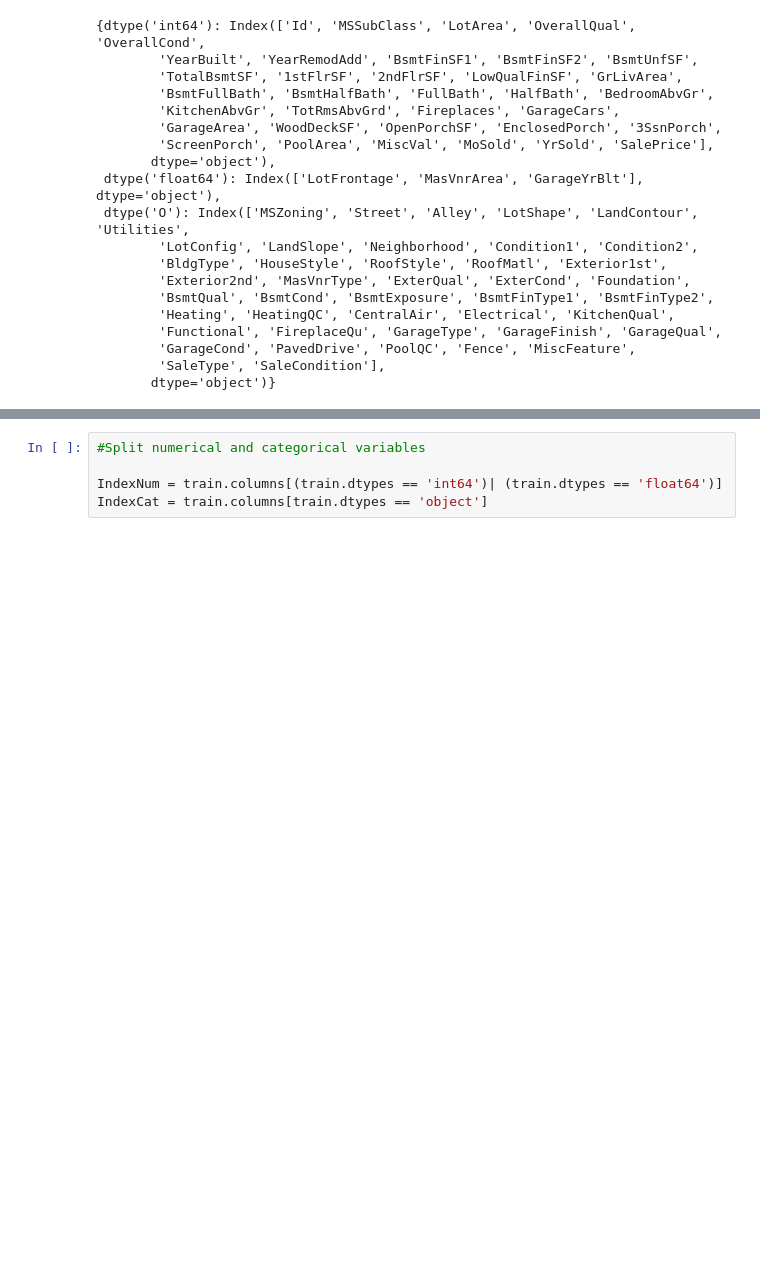
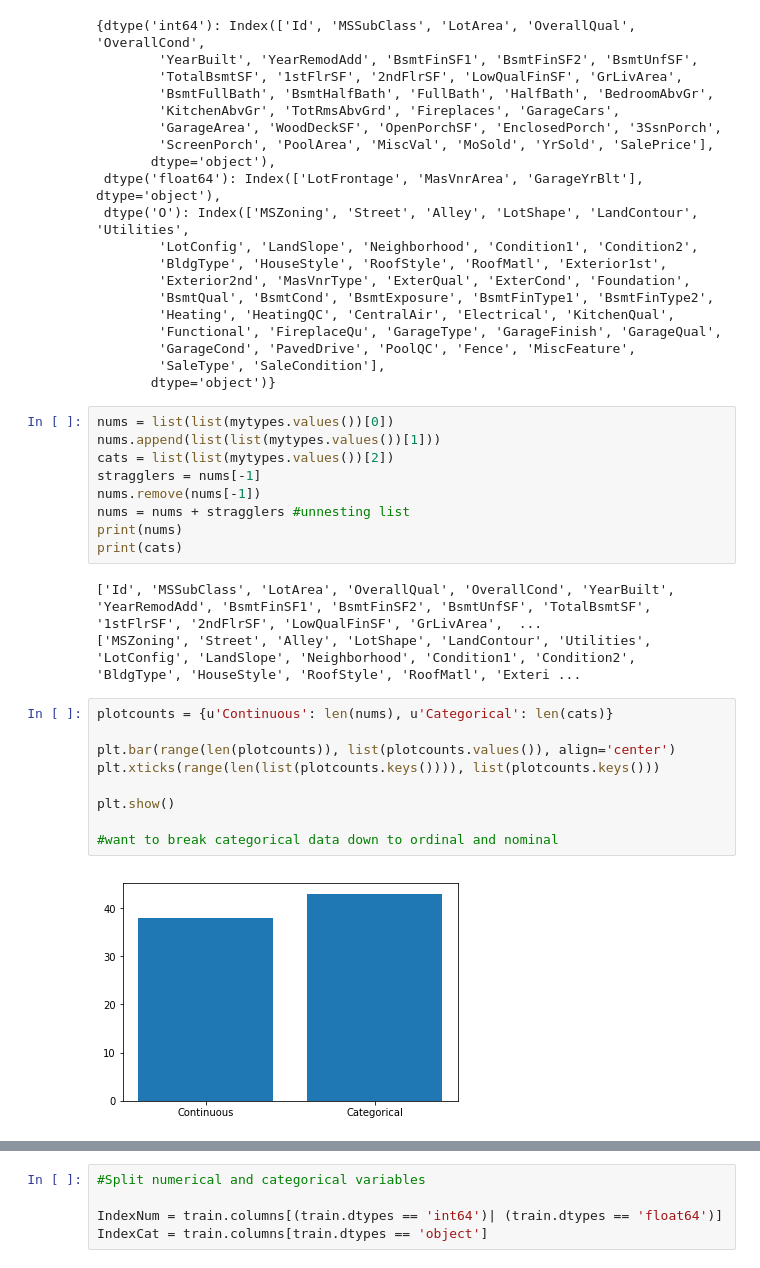
Before and after one commit to deanjgoldman/housing-ml, a Jupyter notebook: KU_Cleaning.ipynb, the cells around one changed output, grey strips where cells are left out. Saved outputs shown, nothing was run; the diff lists cells and outputs as text; blank space fills up the shorter version.

```diff
--- a/KU_Cleaning.ipynb
+++ b/KU_Cleaning.ipynb
@@ -126,3 +126,26 @@ mytypes
         'GarageCond', 'PavedDrive', 'PoolQC', 'Fence', 'MiscFeature',
         'SaleType', 'SaleCondition'],
        dtype='object')}
+# %%
+nums = list(list(mytypes.values())[0])
+nums.append(list(list(mytypes.values())[1]))
+cats = list(list(mytypes.values())[2])
+stragglers = nums[-1]
+nums.remove(nums[-1])
+nums = nums + stragglers #unnesting list
+print(nums)
+print(cats)
+# %% [output]
+['Id', 'MSSubClass', 'LotArea', 'OverallQual', 'OverallCond', 'YearBuilt', 'YearRemodAdd', 'BsmtFinSF1', 'BsmtFinSF2', 'BsmtUnfSF', 'TotalBsmtSF', '1stFlrSF', '2ndFlrSF', 'LowQualFinSF', 'GrLivArea',  ...
+['MSZoning', 'Street', 'Alley', 'LotShape', 'LandContour', 'Utilities', 'LotConfig', 'LandSlope', 'Neighborhood', 'Condition1', 'Condition2', 'BldgType', 'HouseStyle', 'RoofStyle', 'RoofMatl', 'Exteri ...
+# %%
+plotcounts = {u'Continuous': len(nums), u'Categorical': len(cats)}
+
+plt.bar(range(len(plotcounts)), list(plotcounts.values()), align='center')
+plt.xticks(range(len(list(plotcounts.keys()))), list(plotcounts.keys()))
+
+plt.show()
+
+#want to break categorical data down to ordinal and nominal
+# %% [output]
+[figure, added]
```
Also changed, not shown: parts of 14 cells of this notebook.
